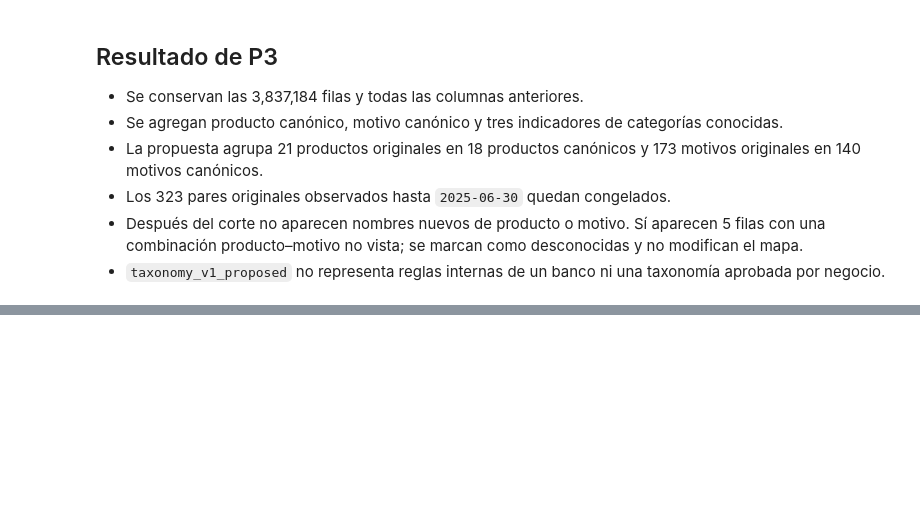
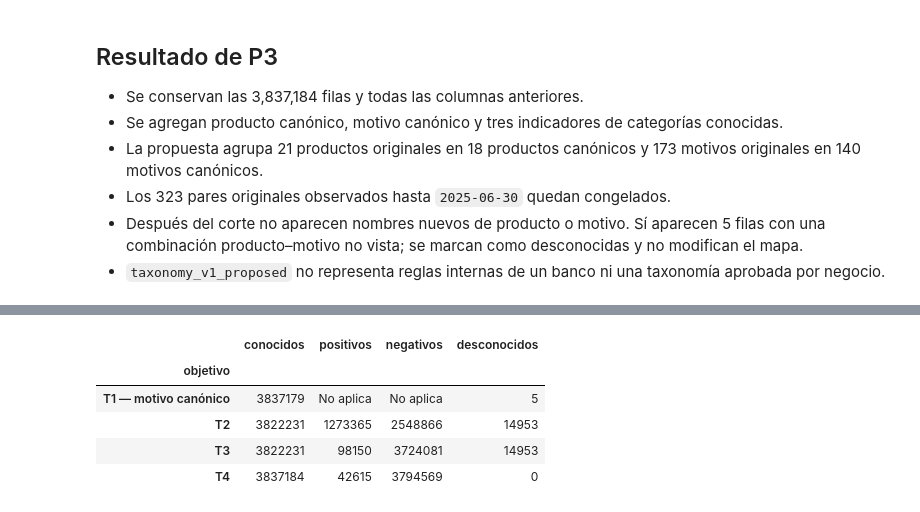
Before and after one commit to Codenid/capstone-claims-triage, a Jupyter notebook: notebooks/02_revision_preparacion.ipynb, the cells around one changed output, grey strips where cells are left out. Saved outputs shown, nothing was run; the diff lists cells and outputs as text; code cells hidden in the pictures; blank space fills up the shorter version.

```diff
--- a/notebooks/02_revision_preparacion.ipynb
+++ b/notebooks/02_revision_preparacion.ipynb
@@ -428,0 +511,33 @@ assert unknown_summary.loc[1, "pares desconocidos"] == 5
+# %%
+target_summary = pd.DataFrame([
+    {
+        "objetivo": "T1 — motivo canónico",
+        "conocidos": int(targets_audit[KNOWN_T1_COLUMN].sum()),
+        "positivos": "No aplica",
+        "negativos": "No aplica",
+        "desconocidos": int((~targets_audit[KNOWN_T1_COLUMN]).sum()),
+    },
+    *[
+        {
+            "objetivo": target,
+            "conocidos": int(targets_audit[target].notna().sum()),
+            "positivos": int(targets_audit[target].eq(True).sum()),
+            "negativos": int(targets_audit[target].eq(False).sum()),
+            "desconocidos": int(targets_audit[target].isna().sum()),
+        }
+        for target in ["T2", "T3", "T4"]
+    ],
+])
+display(target_summary.set_index("objetivo"))
+
+assert target_summary.loc[0, "desconocidos"] == 5
+assert target_summary.loc[1, "positivos"] == 1_273_365
+assert target_summary.loc[2, "positivos"] == 98_150
+assert target_summary.loc[3, "positivos"] == 42_615
+# %% [output]
+|  | conocidos | positivos | negativos | desconocidos |
+| objetivo |  |  |  |  |
+| T1 — motivo canónico | 3837179 | No aplica | No aplica | 5 |
+| T2 | 3822231 | 1273365 | 2548866 | 14953 |
+| T3 | 3822231 | 98150 | 3724081 | 14953 |
+| T4 | 3837184 | 42615 | 3794569 | 0 |
```
Also changed, not shown: parts of 11 cells of this notebook, 12 other files.
